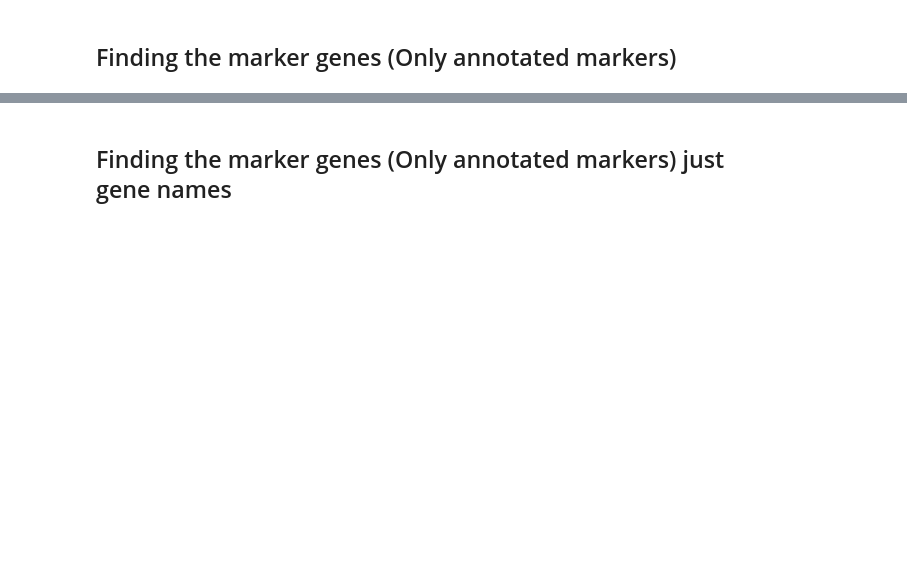
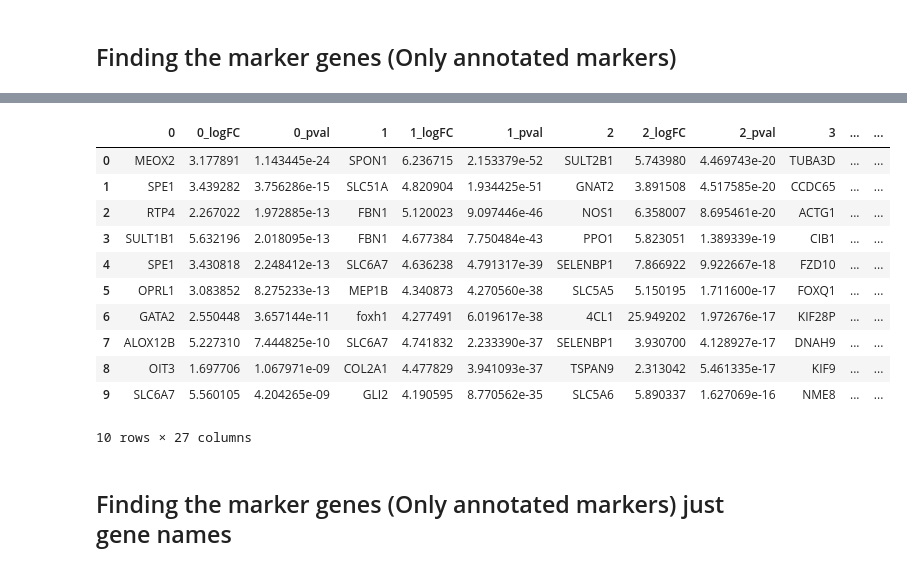
Before and after one commit to ateferos77/Butryllus_Brain_scRNAseq, a Jupyter notebook: Botryllus_dataset2_Base.ipynb, the cells around one changed output, grey strips where cells are left out. Cells and saved outputs as stored; diff of their text form; code cells hidden in the pictures; blank space fills up the shorter version.

Commit message:
Marker gene finding

```diff
--- a/Botryllus_dataset2_Base.ipynb
+++ b/Botryllus_dataset2_Base.ipynb
@@ -603,3 +618,55 @@ print(out.head())
+# %%
+# === Choose which clustering result to process ===
+# Just comment/uncomment
+marker_key = f'wilcoxon_{cluster_key}'
+
+# === Extract & clean marker gene info ===
+names_raw = pd.DataFrame(adata.uns[marker_key]['names']).applymap(extract_suffix)
+
+# Remove unannotated (e.g. "g123") gene names
+names_clean = names_raw.applymap(lambda x: None if isinstance(x, str) and x.startswith('g') and x[1:].isdigit() else x)
+
+# Drop clusters with no annotated markers
+names_df = names_clean.dropna(axis=1, how='all').copy()
+
+# Get log fold changes and p-values
+lfc_df = pd.DataFrame(adata.uns[marker_key]['logfoldchanges'])
+lfc_df.columns = [f"{c}_logFC" for c in lfc_df.columns]
+
+pval_df = pd.DataFrame(adata.uns[marker_key]['pvals'])
+pval_df.columns = [f"{c}_pval" for c in pval_df.columns]
+
+# === Combine into a single DataFrame ===
+out = pd.DataFrame()
+for cl in names_df.columns:
+    mask = names_df[cl].notna()
+    genes = names_df.loc[mask, cl].reset_index(drop=True)
+    logs  = lfc_df.loc[mask, f"{cl}_logFC"].reset_index(drop=True)
+    pvs   = pval_df.loc[mask, f"{cl}_pval"].reset_index(drop=True)
+
+    out[cl] = genes
+    out[f"{cl}_logFC"] = logs
+    out[f"{cl}_pval"] = pvs
+
+# === Save to CSV with tag ===
+# filename = f"annotated_marker_genes_{cluster_key}.csv"
+# out.to_csv(filename, index=False)
+# print(f"Saved annotated marker genes to: {filename}")
+# print the head of the DataFrame
+out.head(10)
+# %% [output]
+|  | 0 | 0_logFC | 0_pval | 1 | 1_logFC | 1_pval | 2 | 2_logFC | 2_pval | 3 | ... | ... |
+| 0 | MEOX2 | 3.177891 | 1.143445e-24 | SPON1 | 6.236715 | 2.153379e-52 | SULT2B1 | 5.743980 | 4.469743e-20 | TUBA3D | ... | ... |
+| 1 | SPE1 | 3.439282 | 3.756286e-15 | SLC51A | 4.820904 | 1.934425e-51 | GNAT2 | 3.891508 | 4.517585e-20 | CCDC65 | ... | ... |
+| 2 | RTP4 | 2.267022 | 1.972885e-13 | FBN1 | 5.120023 | 9.097446e-46 | NOS1 | 6.358007 | 8.695461e-20 | ACTG1 | ... | ... |
+| 3 | SULT1B1 | 5.632196 | 2.018095e-13 | FBN1 | 4.677384 | 7.750484e-43 | PPO1 | 5.823051 | 1.389339e-19 | CIB1 | ... | ... |
+| 4 | SPE1 | 3.430818 | 2.248412e-13 | SLC6A7 | 4.636238 | 4.791317e-39 | SELENBP1 | 7.866922 | 9.922667e-18 | FZD10 | ... | ... |
+| 5 | OPRL1 | 3.083852 | 8.275233e-13 | MEP1B | 4.340873 | 4.270560e-38 | SLC5A5 | 5.150195 | 1.711600e-17 | FOXQ1 | ... | ... |
+| 6 | GATA2 | 2.550448 | 3.657144e-11 | foxh1 | 4.277491 | 6.019617e-38 | 4CL1 | 25.949202 | 1.972676e-17 | KIF28P | ... | ... |
+| 7 | ALOX12B | 5.227310 | 7.444825e-10 | SLC6A7 | 4.741832 | 2.233390e-37 | SELENBP1 | 3.930700 | 4.128927e-17 | DNAH9 | ... | ... |
+| 8 | OIT3 | 1.697706 | 1.067971e-09 | COL2A1 | 4.477829 | 3.941093e-37 | TSPAN9 | 2.313042 | 5.461335e-17 | KIF9 | ... | ... |
+| 9 | SLC6A7 | 5.560105 | 4.204265e-09 | GLI2 | 4.190595 | 8.770562e-35 | SLC5A6 | 5.890337 | 1.627069e-16 | NME8 | ... | ... |
+10 rows × 27 columns
 # %% [markdown]
 ## Finding the marker genes (Only annotated markers) just gene names
 # %%
```
Also changed, not shown: parts of 11 cells of this notebook.
